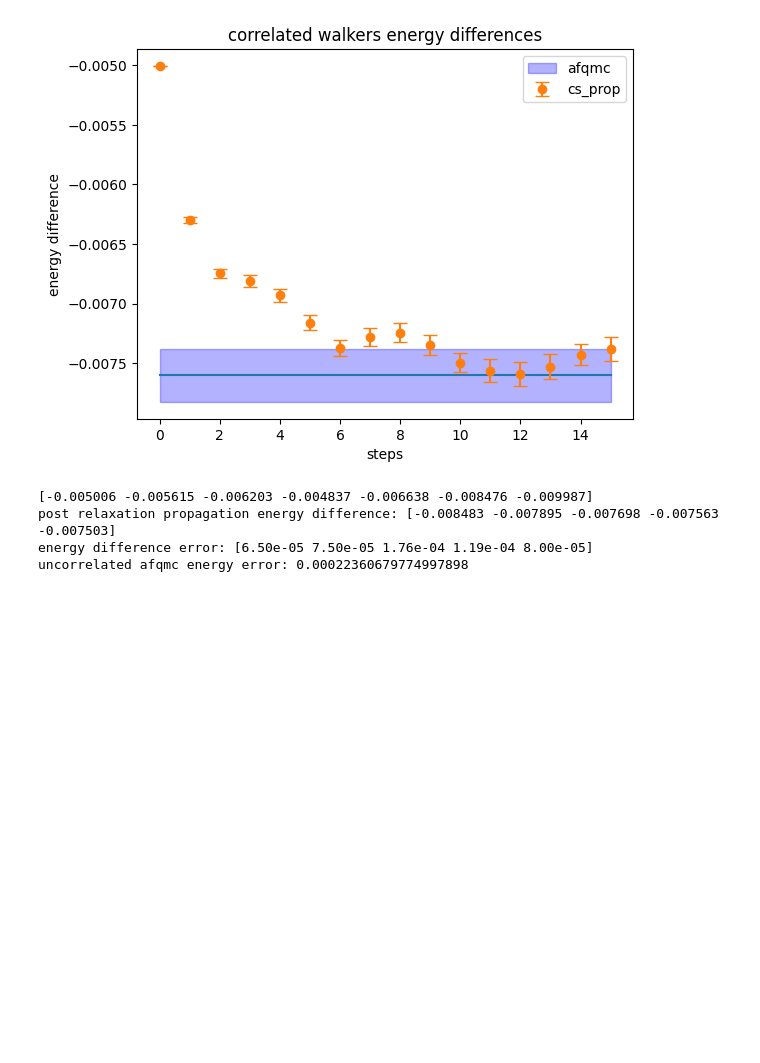
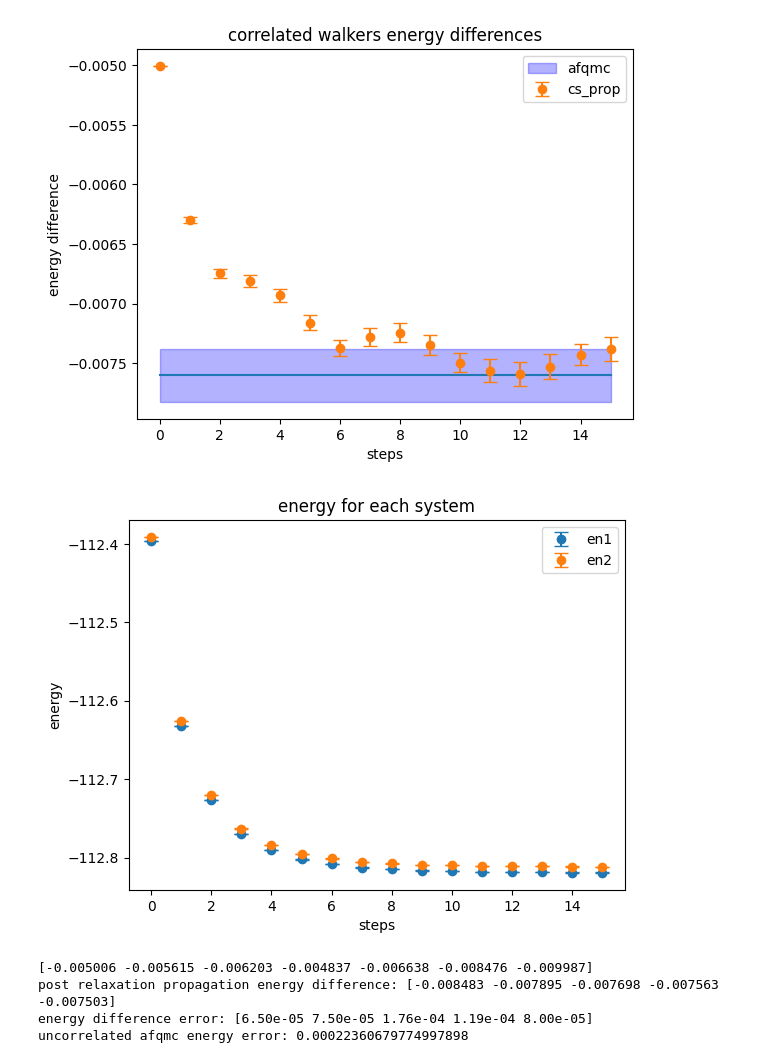
Before and after one commit to zh-yichi/cs_afqmc, a Jupyter notebook: ad_afqmc/corr_sample_test/ammonia/data_analysis.ipynb, the cells around one changed output. Cells and saved outputs as stored; diff of their text form; code cells hidden in the pictures; blank space fills up the shorter version.

```diff
--- a/ad_afqmc/corr_sample_test/ammonia/data_analysis.ipynb
+++ b/ad_afqmc/corr_sample_test/ammonia/data_analysis.ipynb
@@ -233,6 +233,60 @@ energy difference error: [0.00e+00 2.70e-05 3.90e-05 5.10e-05 5.60e-05 6.50e-05
  7.80e-05 8.10e-05 8.10e-05 9.50e-05 1.01e-04 1.07e-04 8.80e-05 9.90e-05]
 uncorrelated afqmc energy error: 0.00022360679774997898
 [figure]
+# %%
+prop_data = '''
+# step   system1_en      error           system2_en      error           energy_diff     error
+  0      -112.396217     0               -112.391211     0               -0.005006       0
+  1      -112.631981     0.000123        -112.625685     0.000124        -0.006296       0.000027
+  2      -112.727085     0.000186        -112.720340     0.000185        -0.006745       0.000039
+  3      -112.769986     0.000228        -112.763179     0.000229        -0.006808       0.000051
+  4      -112.790746     0.000263        -112.783815     0.000262        -0.006931       0.000056
+  5      -112.802300     0.000283        -112.795143     0.000280        -0.007158       0.000065
+  6      -112.808522     0.000274        -112.801154     0.000271        -0.007368       0.000067
+  7      -112.812773     0.000279        -112.805496     0.000282        -0.007277       0.000074
+  8      -112.814570     0.000283        -112.807328     0.000287        -0.007242       0.000078
+  9      -112.816656     0.000322        -112.809309     0.000321        -0.007347       0.000081
+  10     -112.817259     0.000329        -112.809763     0.000321        -0.007495       0.000081
+  11     -112.818373     0.000355        -112.810812     0.000330        -0.007561       0.000095
+  12     -112.818581     0.000340        -112.810994     0.000321        -0.007587       0.000101
+  13     -112.818635     0.000350        -112.811107     0.000332        -0.007527       0.000107
+  14     -112.819189     0.000313        -112.811759     0.000324        -0.007429       0.000088
+  15     -112.819310     0.000312        -112.811931     0.000317        -0.007379       0.000099
+'''
+
+en1 = []
+err1 = []
+en2 = []
+err2 = []
+
+lines = prop_data.splitlines()
+for line in lines:
+    if not line.startswith("#"):
+        columns = line.split()
+        if len(columns) > 1:
+            en1.append(columns[1])
+        if len(columns) > 2:
+            err1.append(columns[2])
+        if len(columns) > 3:
+            en2.append(columns[3])
+        if len(columns) > 4:
+            err2.append(columns[4])
+
+en1 = np.array(en1,dtype='float32')
+err1 = np.array(err1,dtype='float32')
+en2 = np.array(en2,dtype='float32')
+err2 = np.array(err2,dtype='float32')
+prop_steps = np.arange(len(en1))
+
+plt.errorbar(prop_steps,en1,yerr=err1, fmt='o', capsize=5,label='en1')
+plt.errorbar(prop_steps,en2,yerr=err2, fmt='o', capsize=5,label='en2')
+plt.xlabel('steps')
+plt.ylabel('energy')
+plt.title('energy for each system')
+plt.legend()
+plt.show()
+# %% [output]
+[figure, added]
 # %%
 rlx_data = '''
 # relaxation from mean-field object using 1000 walkers
```
Also changed, not shown: 17 other files.
